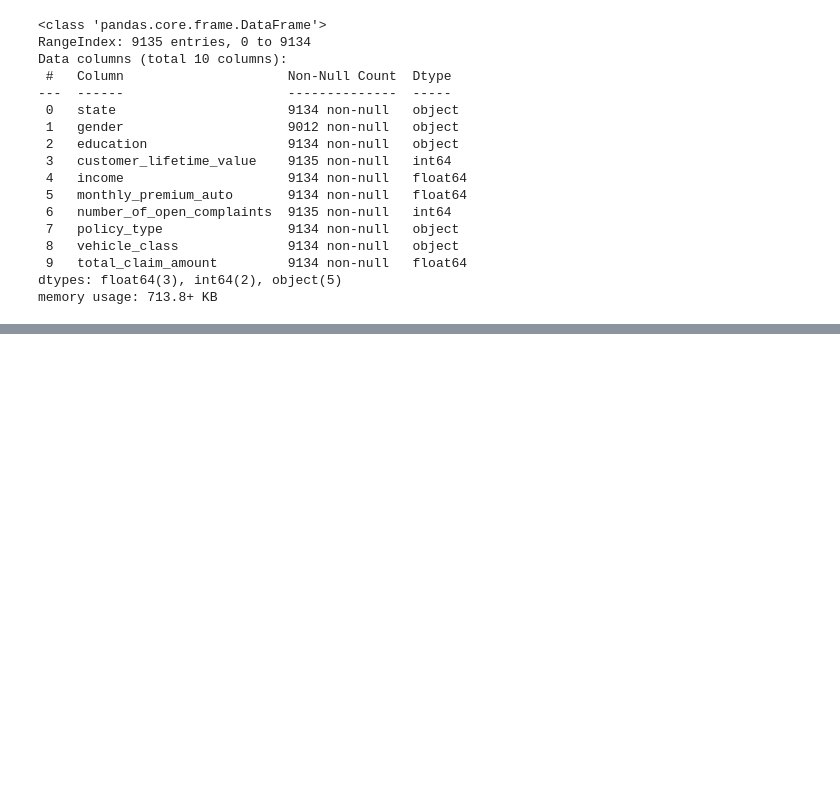
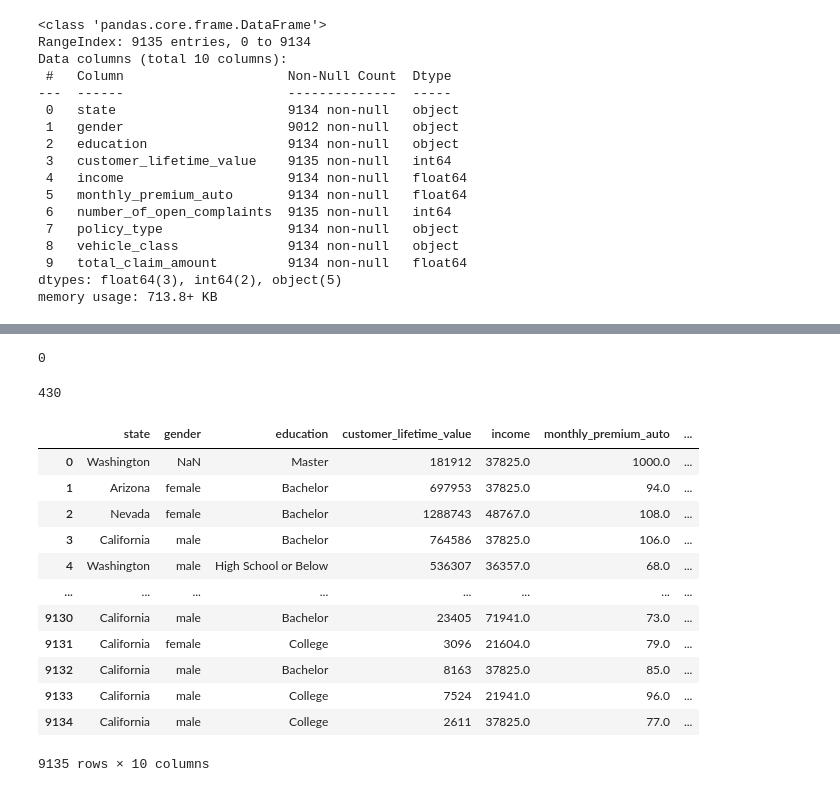
Before and after one commit to dablancog/Angelica_Ironhack_Labs, a Jupyter notebook: Week_2/Week_2_Activity_1_&_2_Lab.ipynb, the cells around one changed output, grey strips where cells are left out. Saved outputs shown, nothing was run; the diff lists cells and outputs as text; code cells hidden in the pictures; blank space fills up the shorter version.

```diff
--- a/Week_2/Week_2_Activity_1_&_2_Lab.ipynb
+++ b/Week_2/Week_2_Activity_1_&_2_Lab.ipynb
@@ -583,0 +608,38 @@ memory usage: 713.8+ KB
+# %%
+file_total_df['monthly_premium_auto'] = \
+file_total_df['monthly_premium_auto'].apply(lambda x: monthly_premium_auto_mean if x == 0 else x)
+# %%
+file_total_df['monthly_premium_auto'] = \
+file_total_df['monthly_premium_auto'].apply(lambda x: monthly_premium_auto_mean if pd.isna(x) else x)
+# %%
+number_of_open_complaints_mean = round(file_total_df['number_of_open_complaints'].mean())
+number_of_open_complaints_mean
+# %% [output]
+0
+# %%
+total_claim_amount_mean = round(file_total_df['total_claim_amount'].mean())
+total_claim_amount_mean
+# %% [output]
+430
+# %%
+file_total_df['total_claim_amount'] = \
+file_total_df['total_claim_amount'].apply(lambda x: total_claim_amount_mean if x == 0 else x)
+# %%
+file_total_df['total_claim_amount'] = \
+file_total_df['total_claim_amount'].apply(lambda x: total_claim_amount_mean if pd.isna(x) else x)
+# %%
+file_total_df
+# %% [output]
+|  | state | gender | education | customer_lifetime_value | income | monthly_premium_auto | ... |
+| 0 | Washington | NaN | Master | 181912 | 37825.0 | 1000.0 | ... |
+| 1 | Arizona | female | Bachelor | 697953 | 37825.0 | 94.0 | ... |
+| 2 | Nevada | female | Bachelor | 1288743 | 48767.0 | 108.0 | ... |
+| 3 | California | male | Bachelor | 764586 | 37825.0 | 106.0 | ... |
+| 4 | Washington | male | High School or Below | 536307 | 36357.0 | 68.0 | ... |
+| ... | ... | ... | ... | ... | ... | ... | ... |
+| 9130 | California | male | Bachelor | 23405 | 71941.0 | 73.0 | ... |
+| 9131 | California | female | College | 3096 | 21604.0 | 79.0 | ... |
+| 9132 | California | male | Bachelor | 8163 | 37825.0 | 85.0 | ... |
+| 9133 | California | male | College | 7524 | 21941.0 | 96.0 | ... |
+| 9134 | California | male | College | 2611 | 37825.0 | 77.0 | ... |
+9135 rows × 10 columns
```
Also changed, not shown: parts of 8 cells of this notebook.
